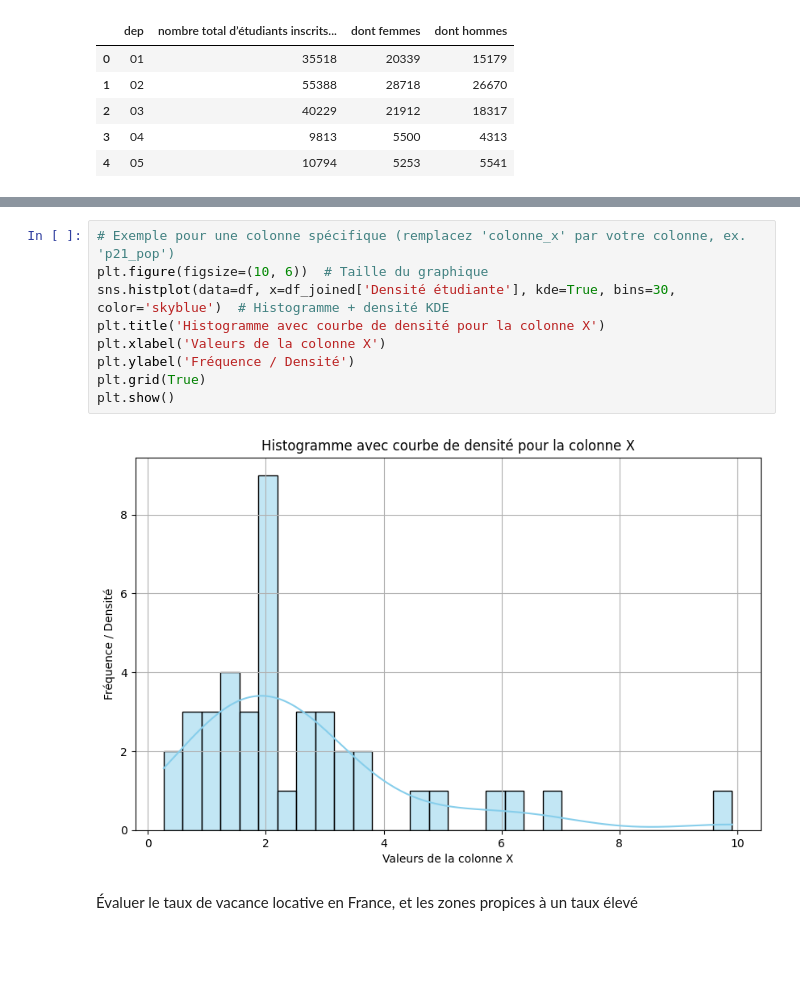
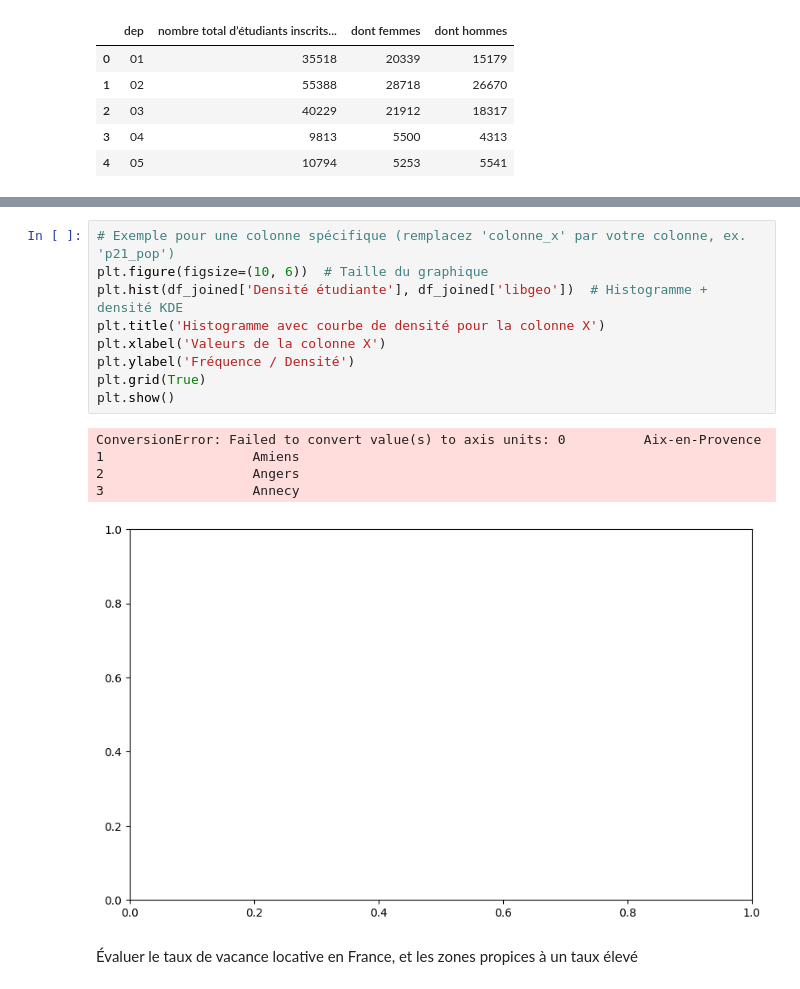
Before and after one commit to adam2504/Analyse_Donnees_Foncieres, a Jupyter notebook: notebook_adam.ipynb, the cells around one changed output, grey strips where cells are left out. Saved outputs shown, nothing was run; the diff lists cells and outputs as text; blank space fills up the shorter version.

```diff
--- a/notebook_adam.ipynb
+++ b/notebook_adam.ipynb
@@ -250,14 +250,18 @@ df_joined.sort_values(by='Densité étudiante', ascending=False)
 # %%
 # Exemple pour une colonne spécifique (remplacez 'colonne_x' par votre colonne, ex. 'p21_pop')
 plt.figure(figsize=(10, 6))  # Taille du graphique
-sns.histplot(data=df, x=df_joined['Densité étudiante'], kde=True, bins=30, color='skyblue')  # Histogramme + densité KDE
+plt.hist(df_joined['Densité étudiante'], df_joined['libgeo'])  # Histogramme + densité KDE
 plt.title('Histogramme avec courbe de densité pour la colonne X')
 plt.xlabel('Valeurs de la colonne X')
 plt.ylabel('Fréquence / Densité')
 plt.grid(True)
 plt.show()
 # %% [output]
+ConversionError: Failed to convert value(s) to axis units: 0          Aix-en-Provence
+1                   Amiens
+2                   Angers
+3                   Annecy
-[figure, old version]
+[figure, new version]
 # %% [markdown]
 Évaluer le taux de vacance locative en France, et les zones propices à un taux élevé
 # %%
```
